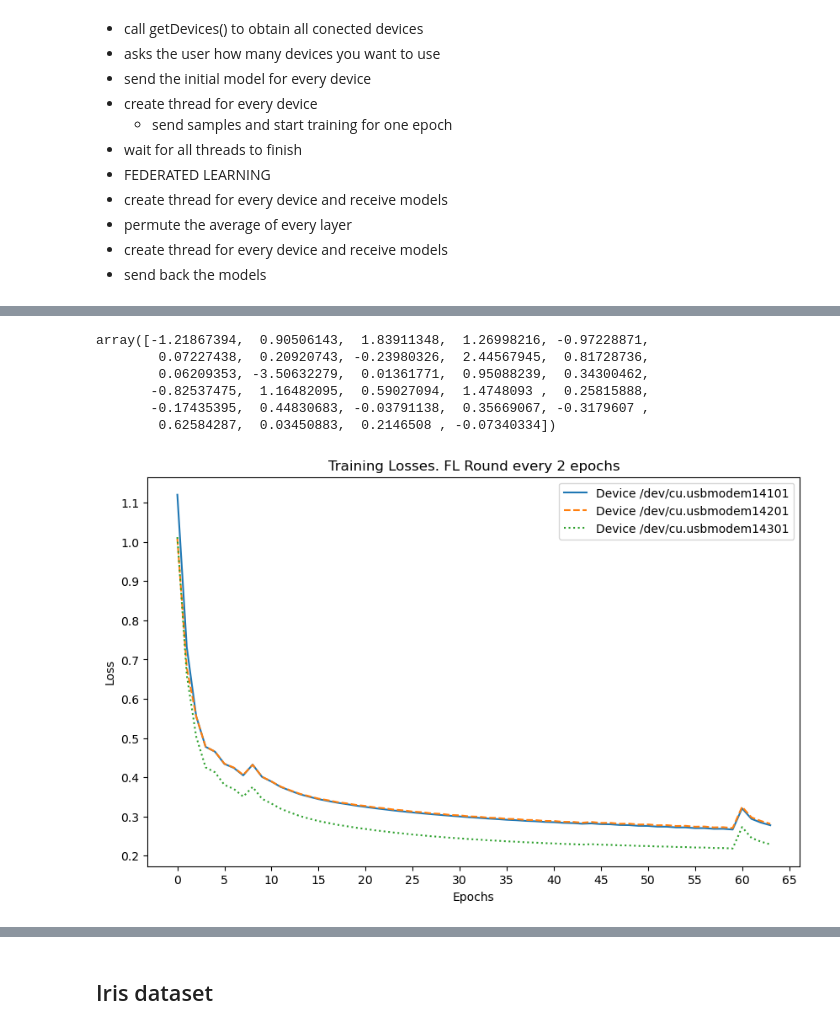
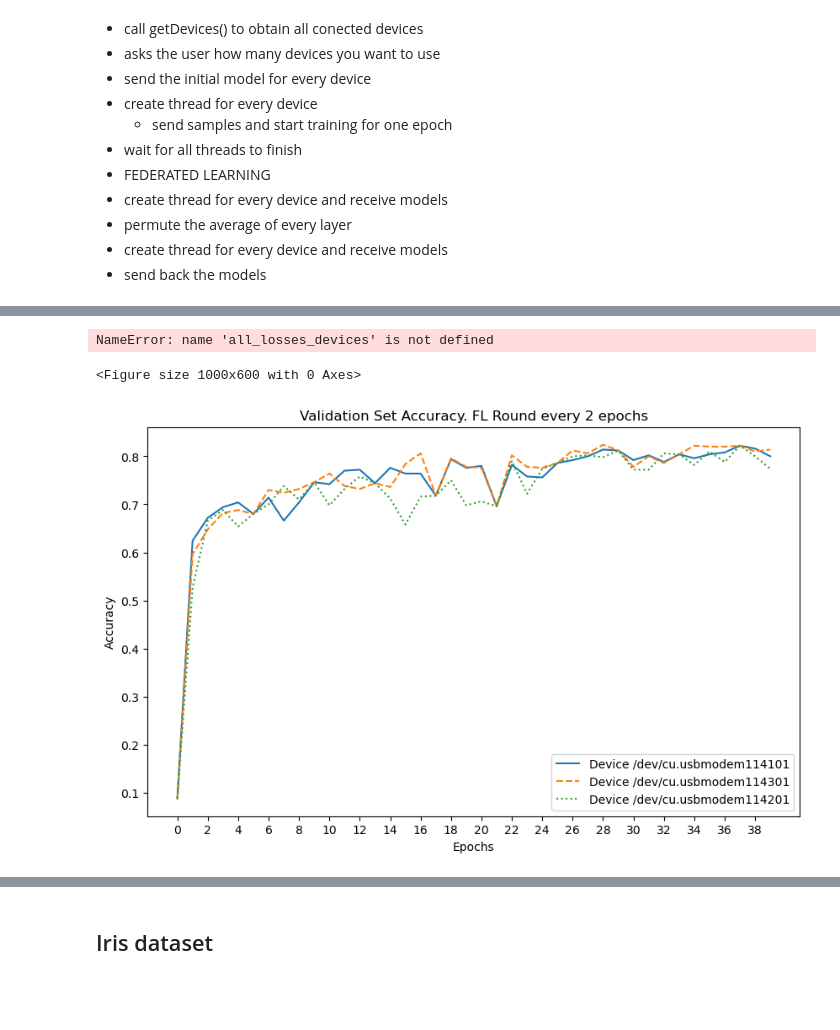
Before and after one commit to SoufianeAatab/TFG-Federated-Learning, a Jupyter notebook: Federated Learning server.ipynb, the cells around one changed output, grey strips where cells are left out. Drawn from its saved outputs; the diff is of its cells as text; code cells hidden in the pictures; blank space fills up the shorter version.

```diff
--- a/Federated Learning server.ipynb
+++ b/Federated Learning server.ipynb
@@ -288,23 +355,27 @@ def fl(devices):
     for thread in threads: thread.join() # Wait for all the threads to end
     #print("Models received")
     # AVERAGE MODELS
-    num_layers = len(devices[0].weights)
+    num_layers = len(devices[0].metalayers)
     assert num_layers > 0, "NO LAYERS!"
 
+    #accuracies = fl_info_infer[-2]['accuracy']
+    #total_accuracy = sum(accuracies.values())
+    #normalized_accuracies = [accuracy / total_accuracy for accuracy in accuracies.values()]
+    #print(normalized_accuracies)
     list_weights = []
     for i in range(0, num_layers):
         weights, bias = devices[0].weights[i]
         weights = np.zeros_like(weights)
         bias = np.zeros_like(bias)
-        for device in devices:
+        for k,device in enumerate(devices):
             weights += device.weights[i][0]
             bias += device.weights[i][1]
+
         list_weights.append((weights,bias))
 
     for i,(weight,bias) in enumerate(list_weights):
         list_weights[i] = (weight / len(devices), bias / len(devices))
     #print("Average performed")
-
     # send model
     threads = []
     for device in devices:
@@ -516,12 +740,3 @@ all_losses_devices[device]
-# %%
-X_train[1]
-# %% [output]
-array([-1.21867394,  0.90506143,  1.83911348,  1.26998216, -0.97228871,
-        0.07227438,  0.20920743, -0.23980326,  2.44567945,  0.81728736,
-        0.06209353, -3.50632279,  0.01361771,  0.95088239,  0.34300462,
-       -0.82537475,  1.16482095,  0.59027094,  1.4748093 ,  0.25815888,
-       -0.17435395,  0.44830683, -0.03791138,  0.35669067, -0.3179607 ,
-        0.62584287,  0.03450883,  0.2146508 , -0.07340334])
 # %%
 import matplotlib.pyplot as plt
 import matplotlib.ticker as ticker
@@ -543,45 +758,44 @@ total_epochs = fl_rounds * epochs_per_fl_round
 # for i in range(1, fl_rounds):
     # plt.axvline(i * epochs_per_fl_round, color='gray', linestyle='--')
 # Customize the Locator object for y-axis ticks
-y_locator = ticker.MultipleLocator(base=0.1)  # Adjust the base value as needed
-plt.gca().yaxis.set_major_locator(y_locator)
 
-plt.xticks(range(0,70,5))
+plt.xticks(range(0,len(fl_info_train),2))
 plt.xlabel('Epochs')
 plt.ylabel('Loss')
 plt.title('Training Losses. FL Round every 2 epochs')
 plt.legend()
 plt.show()
 # %% [output]
-[figure, removed]
+NameError: name 'all_losses_devices' is not defined
+<Figure size 1000x600 with 0 Axes>
 # %%
 import matplotlib.pyplot as plt
 line_styles = ['-', '--', ':', '-.']
 markers = ['o', 's', 'D', '^']
 
-#plt.figure(figsize=(10,6))
-#for i,device in enumerate(all_devices_accuracies):
-    #linestyle = line_styles[i % len(line_styles)]
-    #marker = markers[i % len(markers)]
-    #plt.plot(all_devices_accuracies[device], label=f"Device {device}", linestyle=linestyle)
+plt.figure(figsize=(10,6))
+for i,device in enumerate(all_devices_accuracies):
+    linestyle = line_styles[i % len(line_styles)]
+    marker = markers[i % len(markers)]
+    plt.plot(all_devices_accuracies[device], label=f"Device {device}", linestyle=linestyle)
 
-#fl_rounds = epochs // fl_every_epoch
-#epochs_per_fl_round = fl_every_epoch
-#total_epochs = fl_rounds * epochs_per_fl_round
+fl_rounds = epochs // fl_every_epoch
+epochs_per_fl_round = fl_every_epoch
+total_epochs = fl_rounds * epochs_per_fl_round
 
 # Add vertical lines to separate FL rounds
 #for i in range(1, fl_rounds):
     #plt.axvline(i * epochs_per_fl_round, color='gray', linestyle='--')
 
-#y_locator = ticker.MultipleLocator(base=0.05)  # Adjust the base value as needed
-#plt.gca().yaxis.set_major_locator(y_locator)
 
-#plt.xticks(range(epochs))
-#plt.xlabel('Epochs')
-#plt.ylabel('Accuracy')
-#plt.title('Validation Set Accuracy. FL Round every 2 epochs')
-#plt.legend()
-#plt.show()
+plt.xticks(range(0,len(fl_info_infer),2))
+plt.xlabel('Epochs')
+plt.ylabel('Accuracy')
+plt.title('Validation Set Accuracy. FL Round every 2 epochs')
+plt.legend()
+plt.show()
+# %% [output]
+[figure, added]
 # %%
 import matplotlib.pyplot as plt
 line_styles = ['-', '--', ':', '-.']
```
Also changed, not shown: parts of 28 cells of this notebook, 2 other files.
